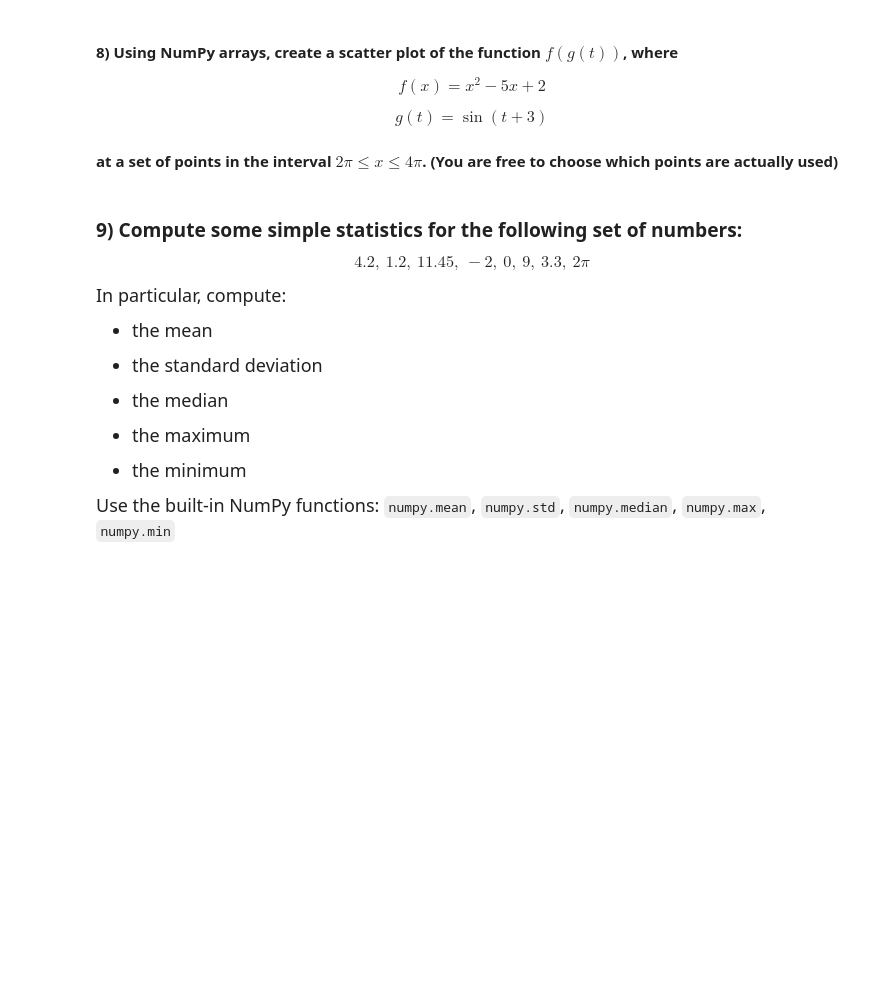
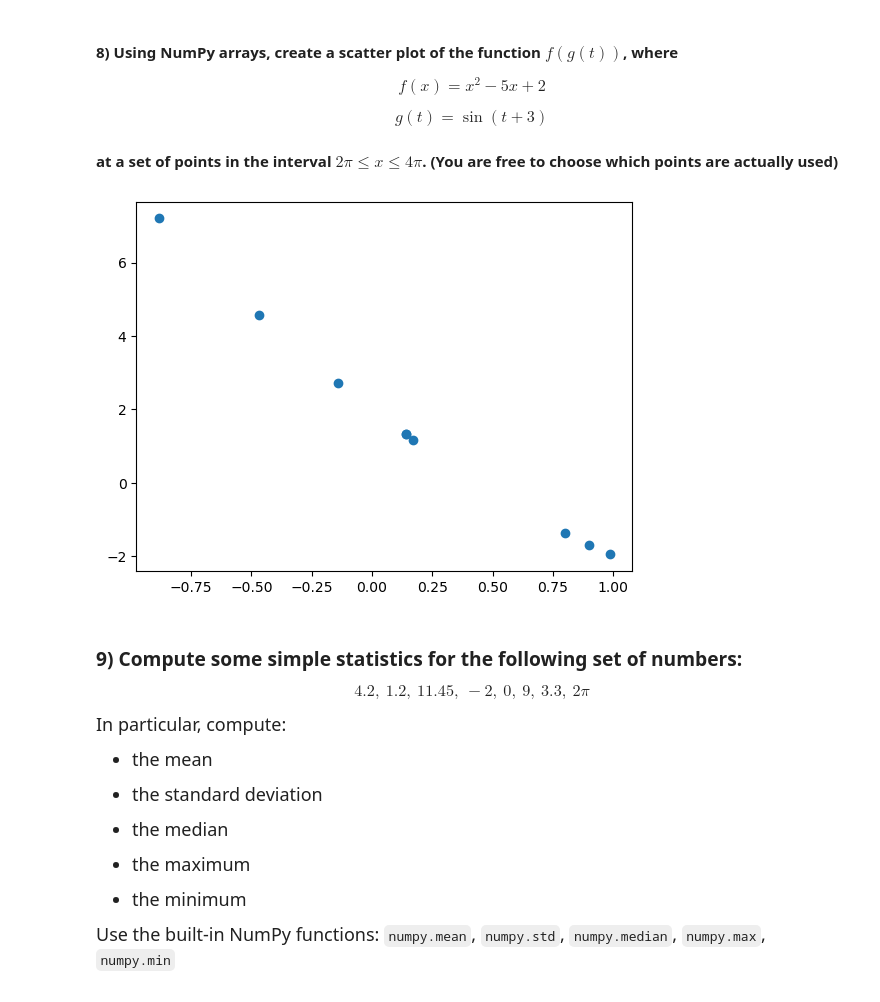
Before and after one commit to larissay23/datasci151spring2026, a Jupyter notebook: lecture_06/lecture_06 copy.ipynb, the cells around one changed output. Saved outputs shown, nothing was run; the diff lists cells and outputs as text; code cells hidden in the pictures; blank space fills up the shorter version.

```diff
--- a/lecture_06/lecture_06 copy.ipynb
+++ b/lecture_06/lecture_06 copy.ipynb
@@ -663,6 +729,13 @@ $$ g(t) = \sin(t + 3) $$
 #### at a set of points in the interval $2\pi \leq x \leq 4\pi$. (You are free to choose which points are actually used)
 # %%
 # your code here
+t_vals = np.array([2*np.pi, 2.2*np.pi, 2.7*np.pi, 3*np.pi, 3.1*np.pi, 3.4*np.pi, 3.6*np.pi, 3.75*np.pi,4*np.pi])
+g_of_t = np.sin(t_vals+3)
+f_of_x = g_of_t**2 - 5* g_of_t + 2
+plt.scatter(x = g_of_t, y = f_of_x)
+plt.show()
+# %% [output]
+[figure, added]
 # %% [markdown]
 ### **9)** Compute some simple statistics for the following set of numbers:
 
```
Also changed, not shown: parts of 12 cells of this notebook.
